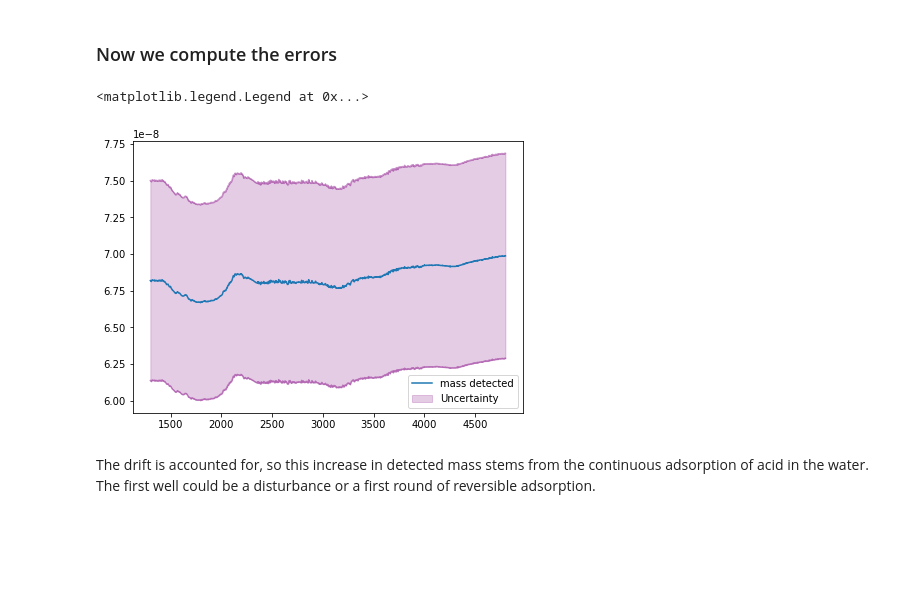
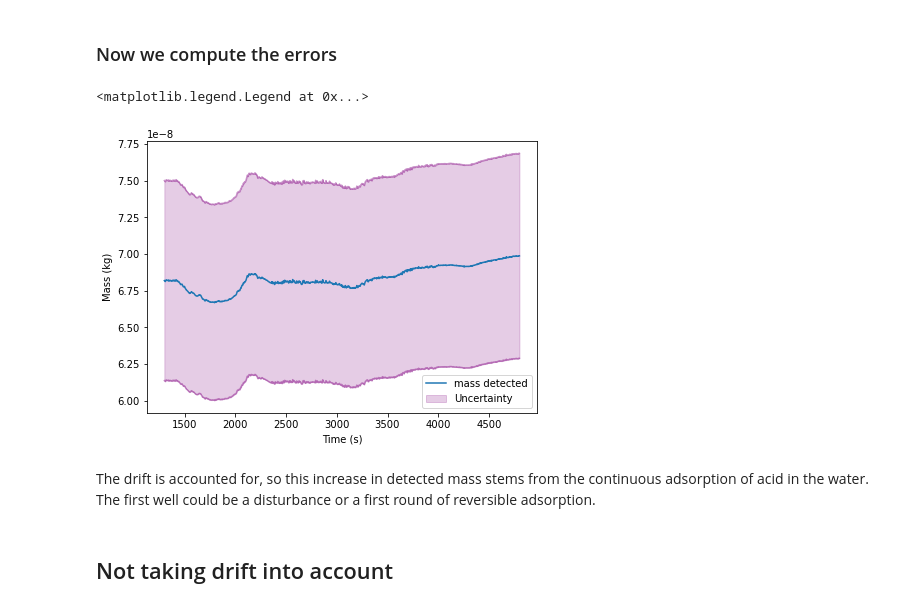
Before and after one commit to Nereumobu/advanced_lab_master, a Jupyter notebook: Ma_17/Task2_monolayer_MUA.ipynb, the cells around one changed output. Drawn from its saved outputs; the diff is of its cells as text; code cells hidden in the pictures; blank space fills up the shorter version.

Commit message:
Corrected some mistakes and added analysis in the case of not accounting for drift just to compare.

```diff
--- a/Ma_17/Task2_monolayer_MUA.ipynb
+++ b/Ma_17/Task2_monolayer_MUA.ipynb
@@ -188,13 +188,16 @@ mass_MUA=np.array(mass_MUA); stdmass_MUA=np.array(stdmass_MUA)
 # %%
 fig, axis=plt.subplots(1,1,figsize=(7,5))
 axis.plot(time_MUA,mass_MUA, label="mass detected")
 axis.plot(time_MUA,mass_MUA+stdmass_MUA, color="purple", alpha=0.4)
 axis.plot(time_MUA,mass_MUA-stdmass_MUA, color="purple", alpha=0.4)
 axis.fill_between(time_MUA, mass_MUA+stdmass_MUA, mass_MUA-stdmass_MUA,
                 color="purple", alpha=0.2, label="Uncertainty")
+axis.set_xlabel("Time (s)"); axis.set_ylabel("Mass (kg)")
 axis.legend()
 # %% [output]
 <matplotlib.legend.Legend at 0x...>
-[figure, old version]
+[figure, new version]
 # %% [markdown]
 The drift is accounted for, so this increase in detected mass stems from the continuous adsorption of acid in the water. The first well could be a disturbance or a first round of reversible adsorption.
+# %% [markdown]
+## Not taking drift into account
```
Also changed, not shown: parts of 6 cells of this notebook.
